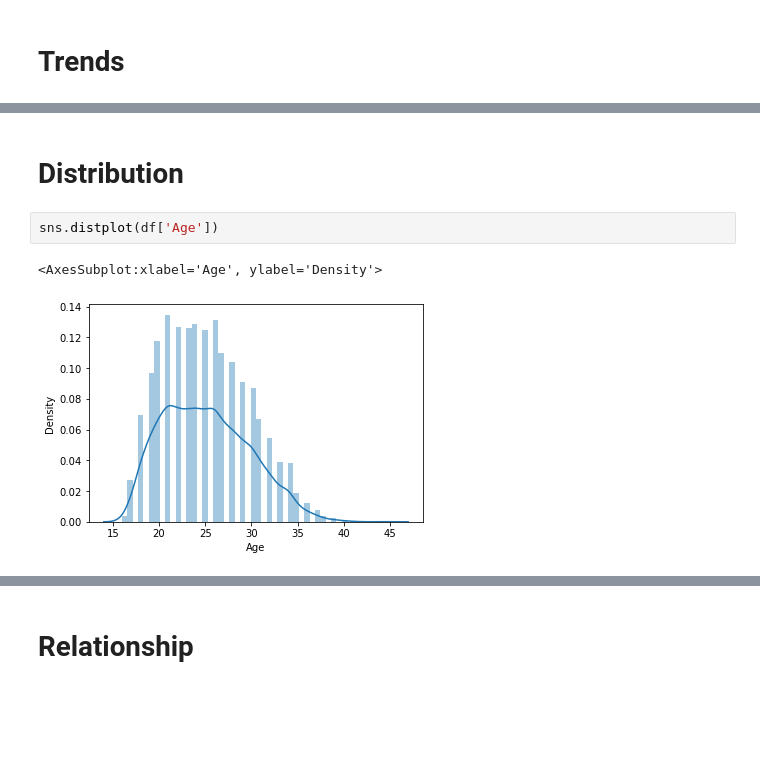
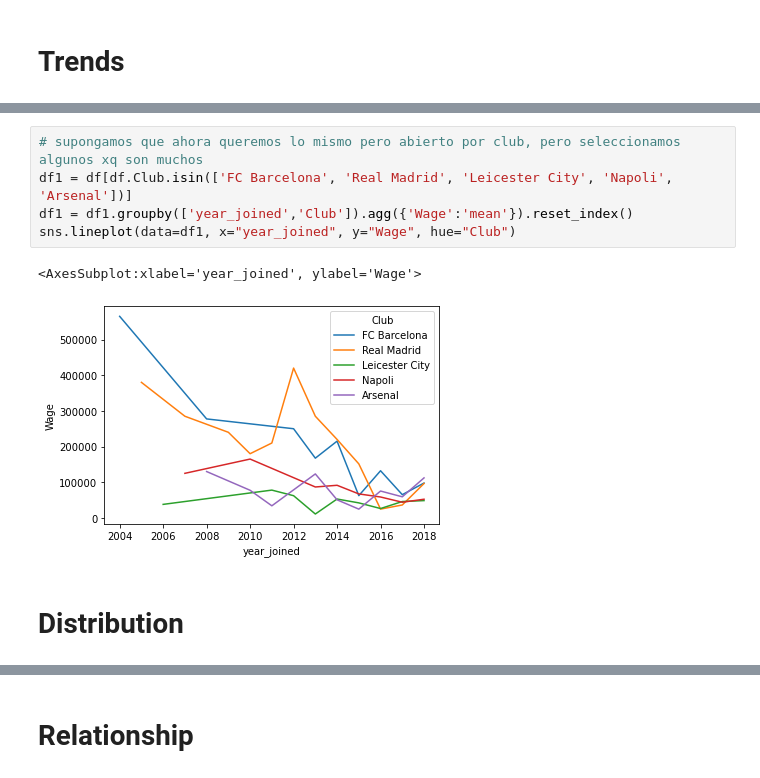
Before and after one commit to Agustin-Ber/Capacitacion-Python, a Jupyter notebook: Graficos/Visualizacion.ipynb, the cells around one changed output, grey strips where cells are left out. Cells and saved outputs as stored; diff of their text form; blank space fills up the shorter version.

```diff
--- a/Graficos/Visualizacion.ipynb
+++ b/Graficos/Visualizacion.ipynb
@@ -58,7 +119,10 @@ sns.lineplot(fechas,salarios)
+# %%
+# supongamos que ahora queremos lo mismo pero abierto por club, pero seleccionamos algunos xq son muchos
+df1 = df[df.Club.isin(['FC Barcelona', 'Real Madrid', 'Leicester City', 'Napoli', 'Arsenal'])]
+df1 = df1.groupby(['year_joined','Club']).agg({'Wage':'mean'}).reset_index()
+sns.lineplot(data=df1, x="year_joined", y="Wage", hue="Club")
+# %% [output]
+<AxesSubplot:xlabel='year_joined', ylabel='Wage'>
+[figure, added]
 # %% [markdown]
 # Distribution
-# %%
-sns.distplot(df['Age'])
-# %% [output]
-<AxesSubplot:xlabel='Age', ylabel='Density'>
-[figure, removed]
```
Also changed, not shown: parts of 24 cells of this notebook.
